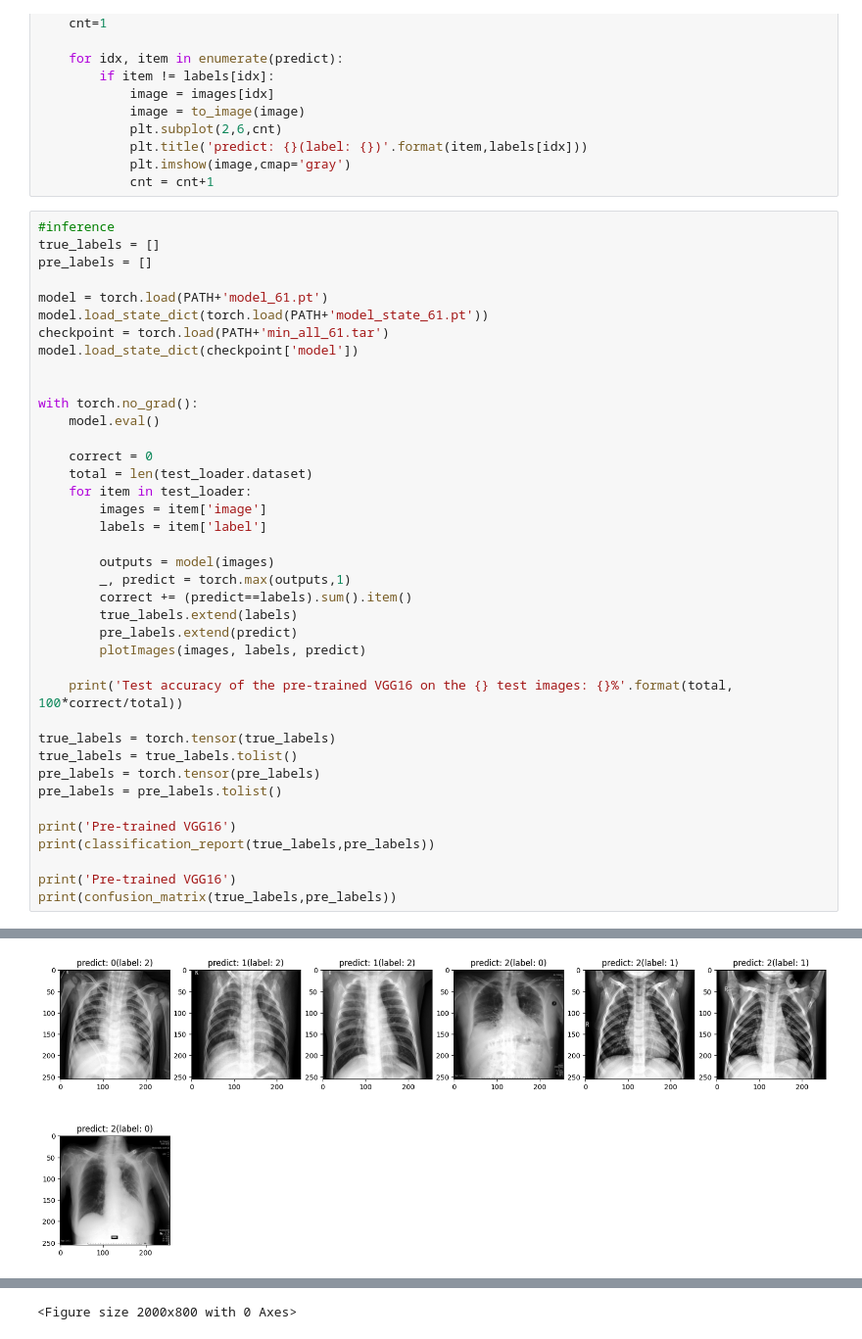
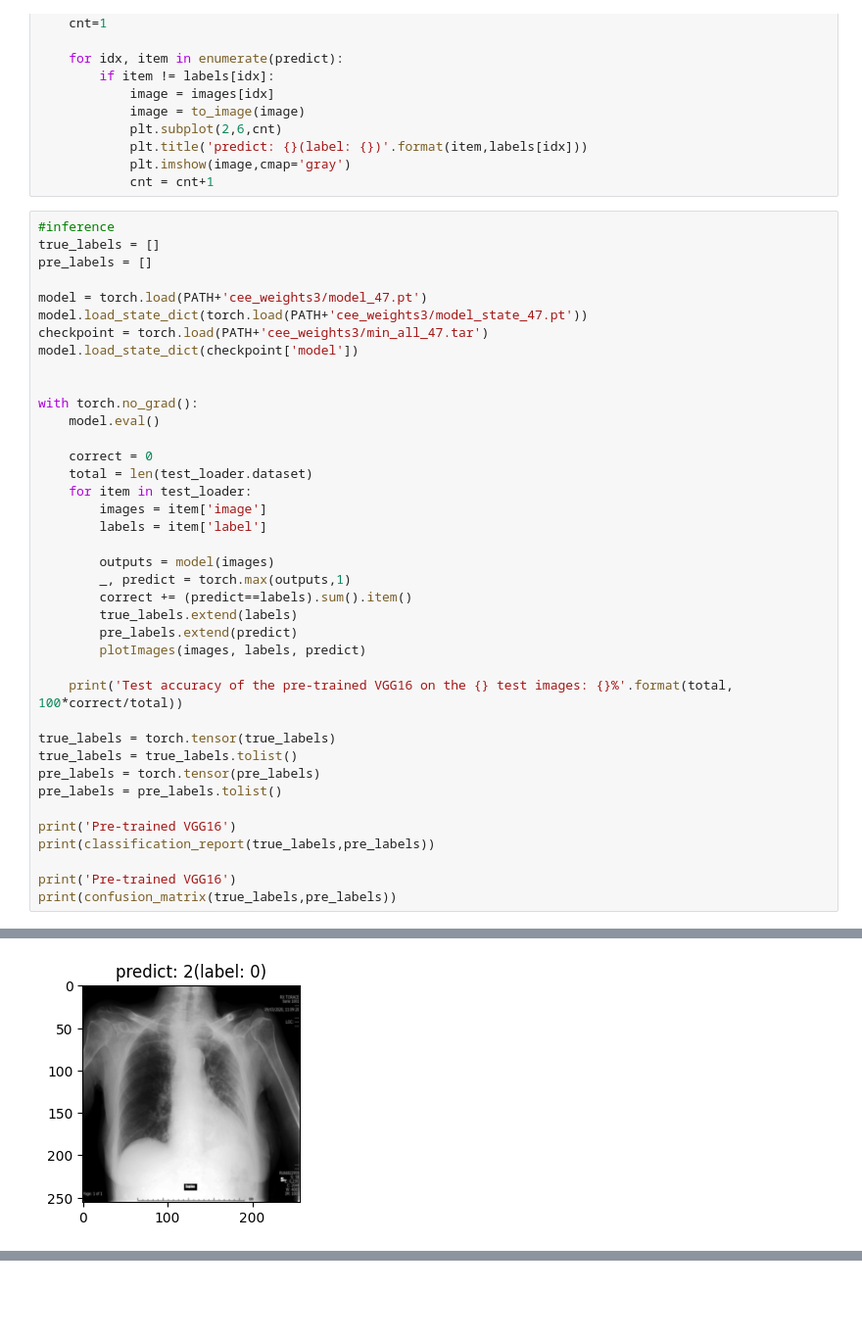
Before and after one commit to bellbpng/Covid19_image_classification_Kaggle, a Jupyter notebook: covid19-classification.ipynb, the cells around one changed output, grey strips where cells are left out. Shown at 98% size. Drawn from its saved outputs; the diff is of its cells as text; blank space fills up the shorter version.

```diff
--- a/covid19-classification.ipynb
+++ b/covid19-classification.ipynb
@@ -327,9 +326,9 @@ def plotImages(images, labels, predict):
 true_labels = []
 pre_labels = []
 
-model = torch.load(PATH+'model_61.pt')
-model.load_state_dict(torch.load(PATH+'model_state_61.pt'))
-checkpoint = torch.load(PATH+'min_all_61.tar')
+model = torch.load(PATH+'cee_weights3/model_47.pt')
+model.load_state_dict(torch.load(PATH+'cee_weights3/model_state_47.pt'))
+checkpoint = torch.load(PATH+'cee_weights3/min_all_47.tar')
 model.load_state_dict(checkpoint['model'])
 
 
@@ -381 +380 @@ Pre-trained VGG16
-[figure, old version]
+[figure, new version]
@@ -384 +382,0 @@ Pre-trained VGG16
-<Figure size 2000x800 with 0 Axes>
```
Also changed, not shown: parts of 11 cells of this notebook.
